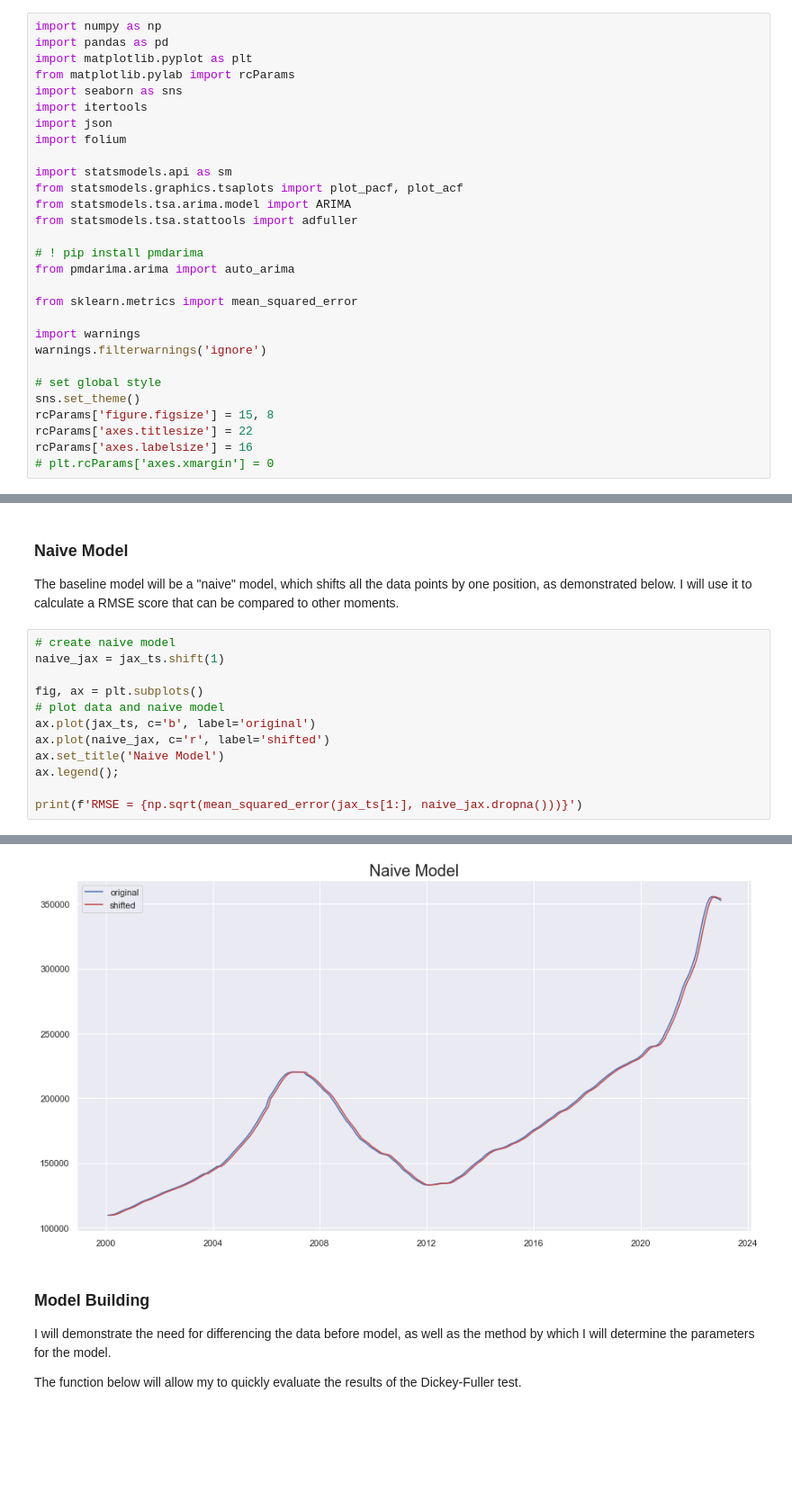
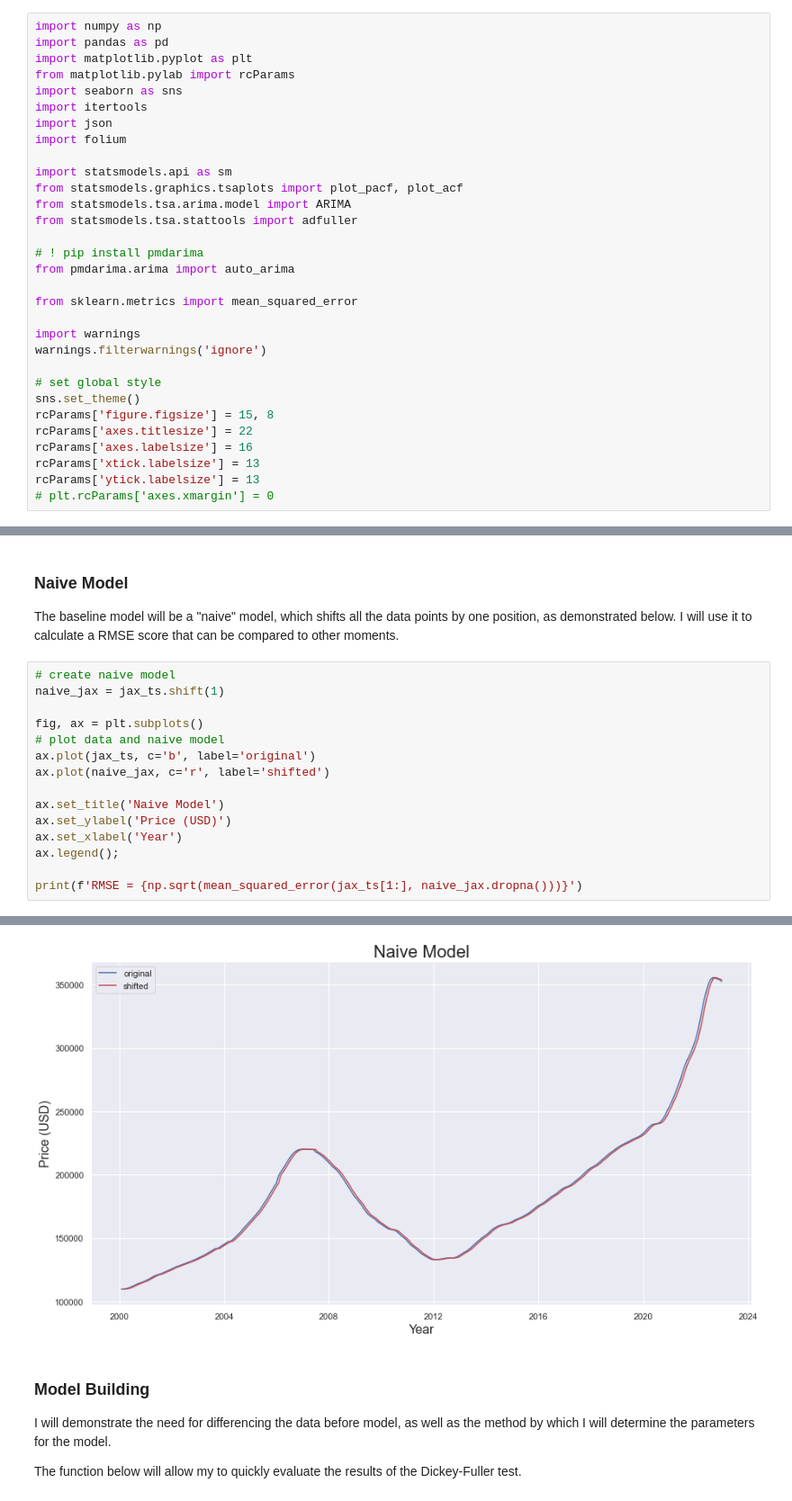
Before and after one commit to luke-lite/Jacksonville-Housing-Prices-Time-Series-Analysis, a Jupyter notebook: Jacksonville-Housing-Prices-Time-Series-Analysis.ipynb, the cells around one changed output, grey strips where cells are left out. Shown at 90% size. Saved outputs shown, nothing was run; the diff lists cells and outputs as text; blank space fills up the shorter version.

```diff
--- a/Jacksonville-Housing-Prices-Time-Series-Analysis.ipynb
+++ b/Jacksonville-Housing-Prices-Time-Series-Analysis.ipynb
@@ -70,6 +71,8 @@ sns.set_theme()
 rcParams['figure.figsize'] = 15, 8
 rcParams['axes.titlesize'] = 22
 rcParams['axes.labelsize'] = 16
+rcParams['xtick.labelsize'] = 13
+rcParams['ytick.labelsize'] = 13
 # plt.rcParams['axes.xmargin'] = 0
 # %%
 # import Zillow dataset
@@ -255,18 +287,21 @@ The baseline model will be a "naive" model, which shifts all the data points by
 # %%
 # create naive model
 naive_jax = jax_ts.shift(1)
 
 fig, ax = plt.subplots()
 # plot data and naive model
 ax.plot(jax_ts, c='b', label='original')
 ax.plot(naive_jax, c='r', label='shifted')
+
 ax.set_title('Naive Model')
+ax.set_ylabel('Price (USD)')
+ax.set_xlabel('Year')
 ax.legend();
 
 print(f'RMSE = {np.sqrt(mean_squared_error(jax_ts[1:], naive_jax.dropna()))}')
 # %% [output]
 RMSE = 2038.1048299075253
-[figure, old version]
+[figure, new version]
 # %% [markdown]
 ### Model Building
 
```
Also changed, not shown: parts of 69 cells of this notebook.
